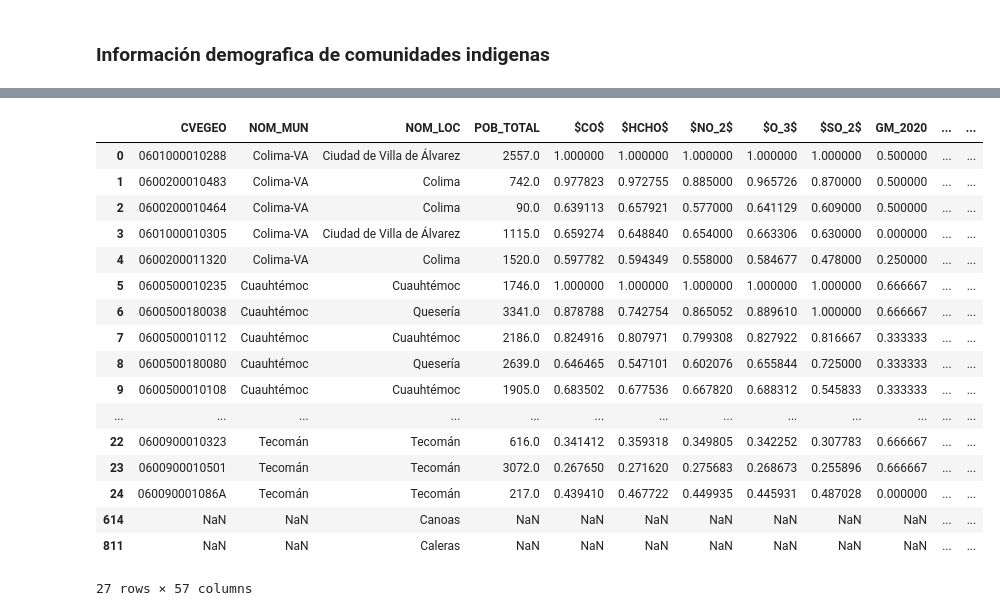
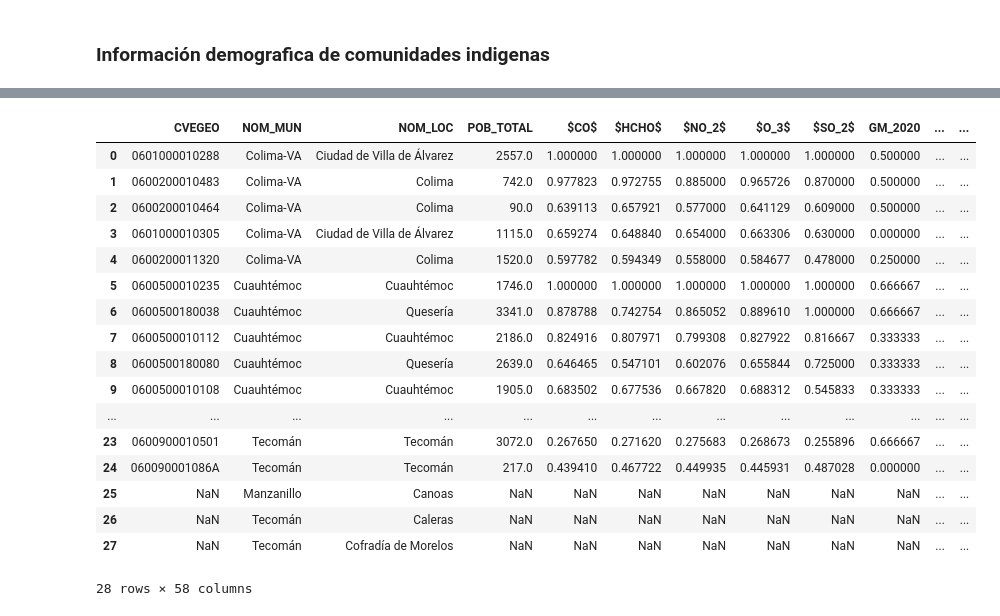
Before and after one commit to pcorner10/pronaces_analisis, a Jupyter notebook: reclasificacion2023.ipynb, the cells around one changed output, grey strips where cells are left out. Drawn from its saved outputs; the diff is of its cells as text; code cells hidden in the pictures.

```diff
--- a/reclasificacion2023.ipynb
+++ b/reclasificacion2023.ipynb
@@ -271,0 +254,6 @@ Index(['P_60YMAS_F'], dtype='object')
+# %%
+localidadesShape = gpd.read_file("data/06_colima/06l.shp")
+localidadesShape = localidadesShape[localidadesShape.NOMGEO.isin(['Caleras','Canoas', "Cofradía de Morelos"])]
+localidadesShape.drop(columns=["CVEGEO","CVE_ENT","CVE_MUN","CVE_LOC"	], inplace=True)
+localidadesShape.rename(columns={"NOMGEO": "NOM_LOC"}, inplace=True)
+localidadesShape
@@ -271,0 +265,3 @@ Index(['P_60YMAS_F'], dtype='object')
+# %%
+calerasCanoas = calerasCanoas.merge(localidadesShape, left_on="NOM_LOC", right_on="NOM_LOC")
+calerasCanoas
@@ -498,7 +500,7 @@ df_mun
 # %% [markdown]
 ## Entregables
 # %%
-final = df_mun[["CVEGEO","NOM_MUN","NOM_LOC","POB_TOTAL","$CO$","$HCHO$","$NO_2$","$O_3$","$SO_2$","GM_2020", "densidad", "metrica"]]
+final = df_mun[["CVEGEO","NOM_MUN","NOM_LOC","POB_TOTAL","$CO$","$HCHO$","$NO_2$","$O_3$","$SO_2$","GM_2020", "densidad", "metrica", "geometry"]]
 #final[cols_to_normalize] = final[cols_to_normalize].round(3).reset_index(drop=True)
 final.to_excel("data/06_colima/test4.xlsx", index=False)
 final
@@ -591,7 +593,7 @@ final2
 # %% [markdown]
 ### Información demografica de comunidades indigenas
 # %%
-calerasCanoas.rename(columns={"NOM_MUN": "NOM_MUN_x"}, inplace=True)
+#calerasCanoas.rename(columns={"NOM_MUN": "NOM_MUN_x"}, inplace=True)
 # %%
 calerasCanoas.drop(columns=["ENTIDAD","NOM_ENT","MUN","LOC","LONGITUD","LATITUD","ALTITUD"], inplace=True)
 calerasCanoas
@@ -603,24 +606,24 @@ calerasCanoas
 # %%
-final3 = pd.concat([final2, calerasCanoas], axis=0)
+final3 = pd.concat([final2, calerasCanoas], axis=0, ignore_index=True)
 final3
 # %% [output]
 |  | CVEGEO | NOM_MUN | NOM_LOC | POB_TOTAL | $CO$ | $HCHO$ | $NO_2$ | $O_3$ | $SO_2$ | GM_2020 | ... | ... |
 | 0 | 0601000010288 | Colima-VA | Ciudad de Villa de Álvarez | 2557.0 | 1.000000 | 1.000000 | 1.000000 | 1.000000 | 1.000000 | 0.500000 | ... | ... |
 | 1 | 0600200010483 | Colima-VA | Colima | 742.0 | 0.977823 | 0.972755 | 0.885000 | 0.965726 | 0.870000 | 0.500000 | ... | ... |
 | 2 | 0600200010464 | Colima-VA | Colima | 90.0 | 0.639113 | 0.657921 | 0.577000 | 0.641129 | 0.609000 | 0.500000 | ... | ... |
 | 3 | 0601000010305 | Colima-VA | Ciudad de Villa de Álvarez | 1115.0 | 0.659274 | 0.648840 | 0.654000 | 0.663306 | 0.630000 | 0.000000 | ... | ... |
 | 4 | 0600200011320 | Colima-VA | Colima | 1520.0 | 0.597782 | 0.594349 | 0.558000 | 0.584677 | 0.478000 | 0.250000 | ... | ... |
 | 5 | 0600500010235 | Cuauhtémoc | Cuauhtémoc | 1746.0 | 1.000000 | 1.000000 | 1.000000 | 1.000000 | 1.000000 | 0.666667 | ... | ... |
 | 6 | 0600500180038 | Cuauhtémoc | Quesería | 3341.0 | 0.878788 | 0.742754 | 0.865052 | 0.889610 | 1.000000 | 0.666667 | ... | ... |
 | 7 | 0600500010112 | Cuauhtémoc | Cuauhtémoc | 2186.0 | 0.824916 | 0.807971 | 0.799308 | 0.827922 | 0.816667 | 0.333333 | ... | ... |
 | 8 | 0600500180080 | Cuauhtémoc | Quesería | 2639.0 | 0.646465 | 0.547101 | 0.602076 | 0.655844 | 0.725000 | 0.333333 | ... | ... |
 | 9 | 0600500010108 | Cuauhtémoc | Cuauhtémoc | 1905.0 | 0.683502 | 0.677536 | 0.667820 | 0.688312 | 0.545833 | 0.333333 | ... | ... |
 | ... | ... | ... | ... | ... | ... | ... | ... | ... | ... | ... | ... | ... |
-| 22 | 0600900010323 | Tecomán | Tecomán | 616.0 | 0.341412 | 0.359318 | 0.349805 | 0.342252 | 0.307783 | 0.666667 | ... | ... |
 | 23 | 0600900010501 | Tecomán | Tecomán | 3072.0 | 0.267650 | 0.271620 | 0.275683 | 0.268673 | 0.255896 | 0.666667 | ... | ... |
 | 24 | 060090001086A | Tecomán | Tecomán | 217.0 | 0.439410 | 0.467722 | 0.449935 | 0.445931 | 0.487028 | 0.000000 | ... | ... |
-| 614 | NaN | NaN | Canoas | NaN | NaN | NaN | NaN | NaN | NaN | NaN | ... | ... |
-| 811 | NaN | NaN | Caleras | NaN | NaN | NaN | NaN | NaN | NaN | NaN | ... | ... |
+| 25 | NaN | Manzanillo | Canoas | NaN | NaN | NaN | NaN | NaN | NaN | NaN | ... | ... |
+| 26 | NaN | Tecomán | Caleras | NaN | NaN | NaN | NaN | NaN | NaN | NaN | ... | ... |
+| 27 | NaN | Tecomán | Cofradía de Morelos | NaN | NaN | NaN | NaN | NaN | NaN | NaN | ... | ... |
-27 rows × 57 columns
+28 rows × 58 columns
 # %%
 final3.to_excel("data/06_colima/final.xlsx", index=False)
```
Also changed, not shown: parts of 16 cells of this notebook, 12 other files.
